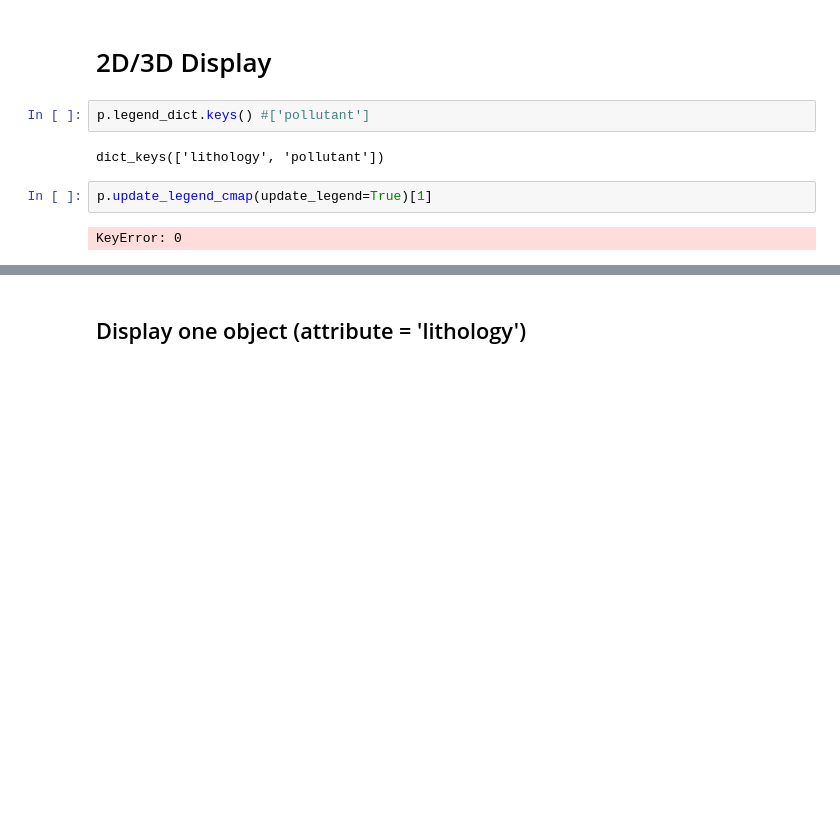
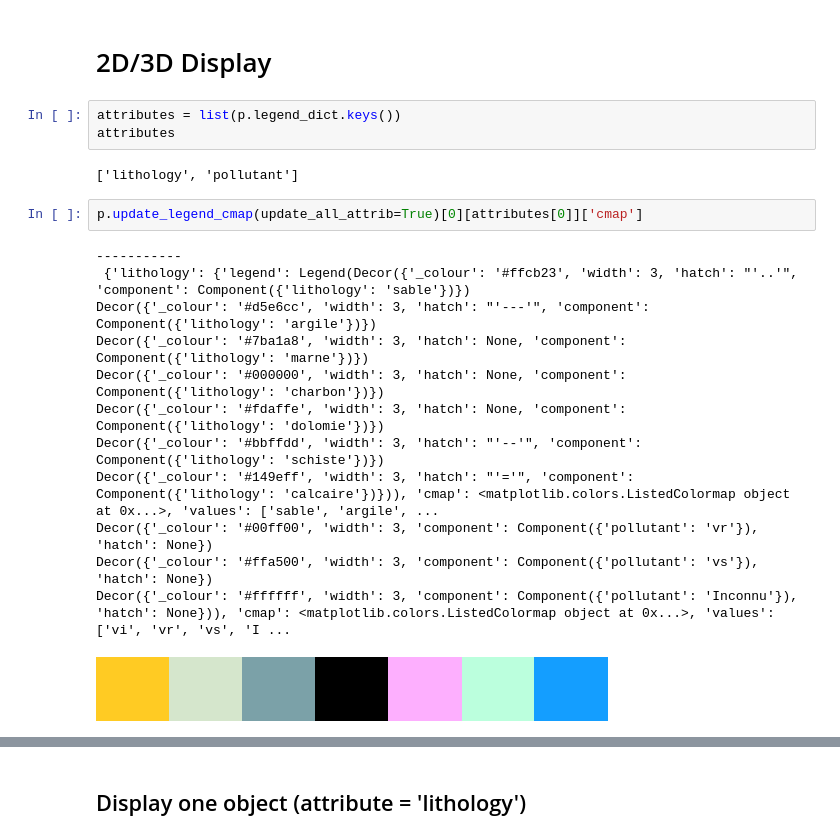
Before and after one commit to kaufmanno/GSDMA, a Jupyter notebook: playground/TFE_test/Boreholes_representation.ipynb, the cells around one changed output, grey strips where cells are left out. Saved outputs shown, nothing was run; the diff lists cells and outputs as text; blank space fills up the shorter version.

```diff
--- a/playground/TFE_test/Boreholes_representation.ipynb
+++ b/playground/TFE_test/Boreholes_representation.ipynb
@@ -252,10 +254,22 @@ session.close()
 # %% [markdown]
 # 2D/3D Display
-# %%
-p.legend_dict.keys() #['pollutant']
-# %% [output]
-dict_keys(['lithology', 'pollutant'])
+# %%
+attributes = list(p.legend_dict.keys())
+attributes
+# %% [output]
+['lithology', 'pollutant']
 # %%
-p.update_legend_cmap(update_legend=True)[1]
+p.update_legend_cmap(update_all_attrib=True)[0][attributes[0]]['cmap']
 # %% [output]
-KeyError: 0
+-----------
+ {'lithology': {'legend': Legend(Decor({'_colour': '#ffcb23', 'width': 3, 'hatch': "'..'", 'component': Component({'lithology': 'sable'})})
+Decor({'_colour': '#d5e6cc', 'width': 3, 'hatch': "'---'", 'component': Component({'lithology': 'argile'})})
+Decor({'_colour': '#7ba1a8', 'width': 3, 'hatch': None, 'component': Component({'lithology': 'marne'})})
+Decor({'_colour': '#000000', 'width': 3, 'hatch': None, 'component': Component({'lithology': 'charbon'})})
+Decor({'_colour': '#fdaffe', 'width': 3, 'hatch': None, 'component': Component({'lithology': 'dolomie'})})
+Decor({'_colour': '#bbffdd', 'width': 3, 'hatch': "'--'", 'component': Component({'lithology': 'schiste'})})
+Decor({'_colour': '#149eff', 'width': 3, 'hatch': "'='", 'component': Component({'lithology': 'calcaire'})})), 'cmap': <matplotlib.colors.ListedColormap object at 0x...>, 'values': ['sable', 'argile', ...
+Decor({'_colour': '#00ff00', 'width': 3, 'component': Component({'pollutant': 'vr'}), 'hatch': None})
+Decor({'_colour': '#ffa500', 'width': 3, 'component': Component({'pollutant': 'vs'}), 'hatch': None})
+Decor({'_colour': '#ffffff', 'width': 3, 'component': Component({'pollutant': 'Inconnu'}), 'hatch': None})), 'cmap': <matplotlib.colors.ListedColormap object at 0x...>, 'values': ['vi', 'vr', 'vs', 'I ...
+[figure, added]
```
Also changed, not shown: parts of 21 cells of this notebook, 5 other files.
